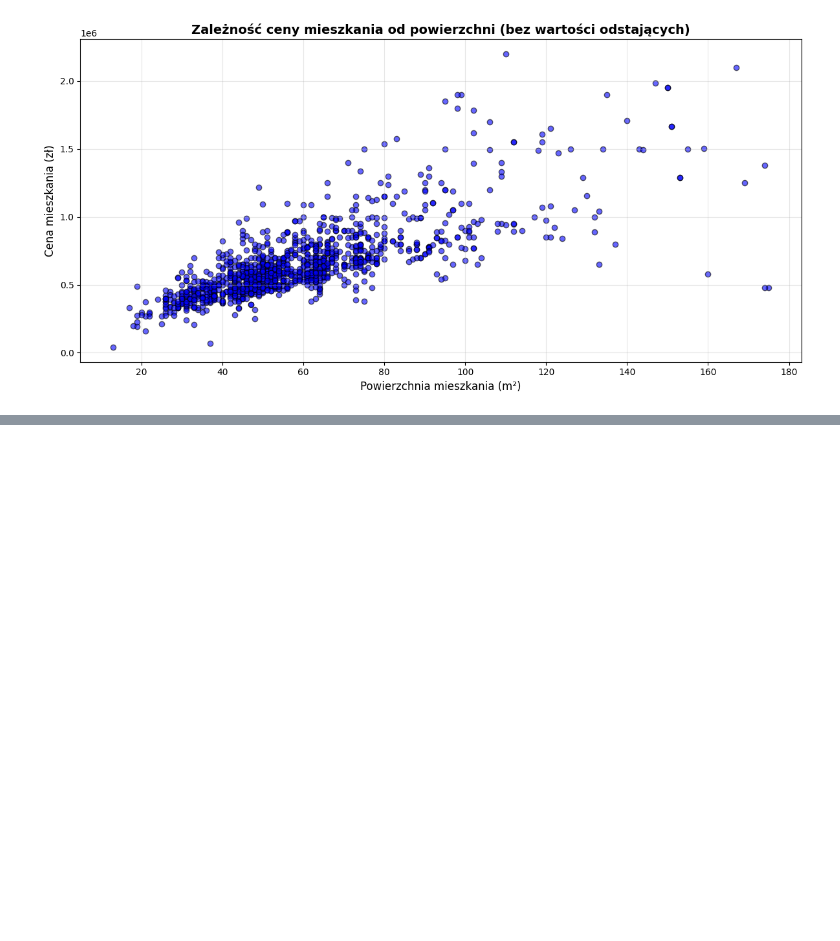
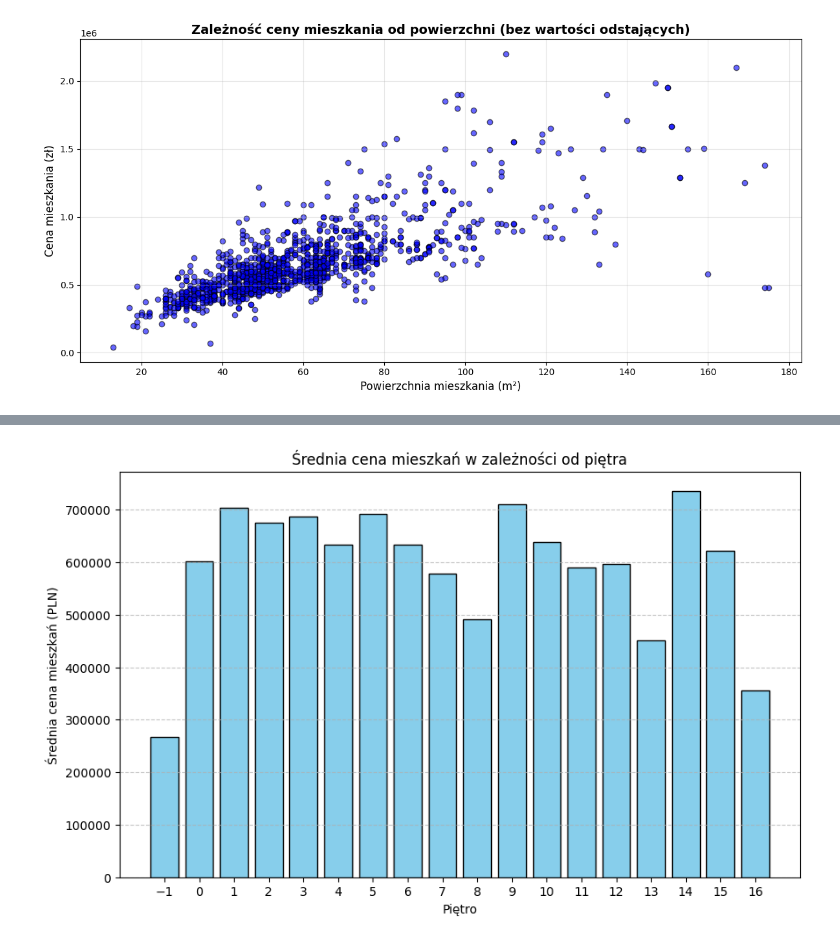
Before and after one commit to pawelczubak/Housing_Price_Analysis_in_Poznan, a Jupyter notebook: notebooks/03_DataAnalysis.ipynb, the cells around one changed output, grey strips where cells are left out. Drawn from its saved outputs; the diff is of its cells as text; code cells hidden in the pictures; blank space fills up the shorter version.

```diff
--- a/notebooks/03_DataAnalysis.ipynb
+++ b/notebooks/03_DataAnalysis.ipynb
@@ -154,0 +174,23 @@ plt.show()
+# %%
+# Usunięcie wartości odstających (ceny powyżej 3 000 000 PLN)
+df_filtered = df[df["Price"] <= 3_000_000]
+
+# Grupowanie danych: obliczenie średniej ceny dla każdego piętra
+average_price_per_floor = df_filtered.groupby("Floor")["Price"].mean().reset_index()
+
+# Tworzenie wykresu
+plt.figure(figsize=(10, 6))
+bars = plt.bar(average_price_per_floor["Floor"], average_price_per_floor["Price"], color='skyblue', edgecolor='black')
+
+
+# Etykiety i tytuł wykresu
+plt.xlabel("Piętro")
+plt.ylabel("Średnia cena mieszkań (PLN)")
+plt.title("Średnia cena mieszkań w zależności od piętra")
+plt.xticks(average_price_per_floor["Floor"], rotation=0)  # Wyświetlanie wszystkich pięter na osi X
+plt.grid(axis='y', linestyle='--', alpha=0.7)
+plt.ticklabel_format(style='plain', axis='y')  # Wyłączenie notacji naukowej dla cen
+
+plt.show()
+# %% [output]
+[figure, added]
```
Also changed, not shown: parts of 5 cells of this notebook.
